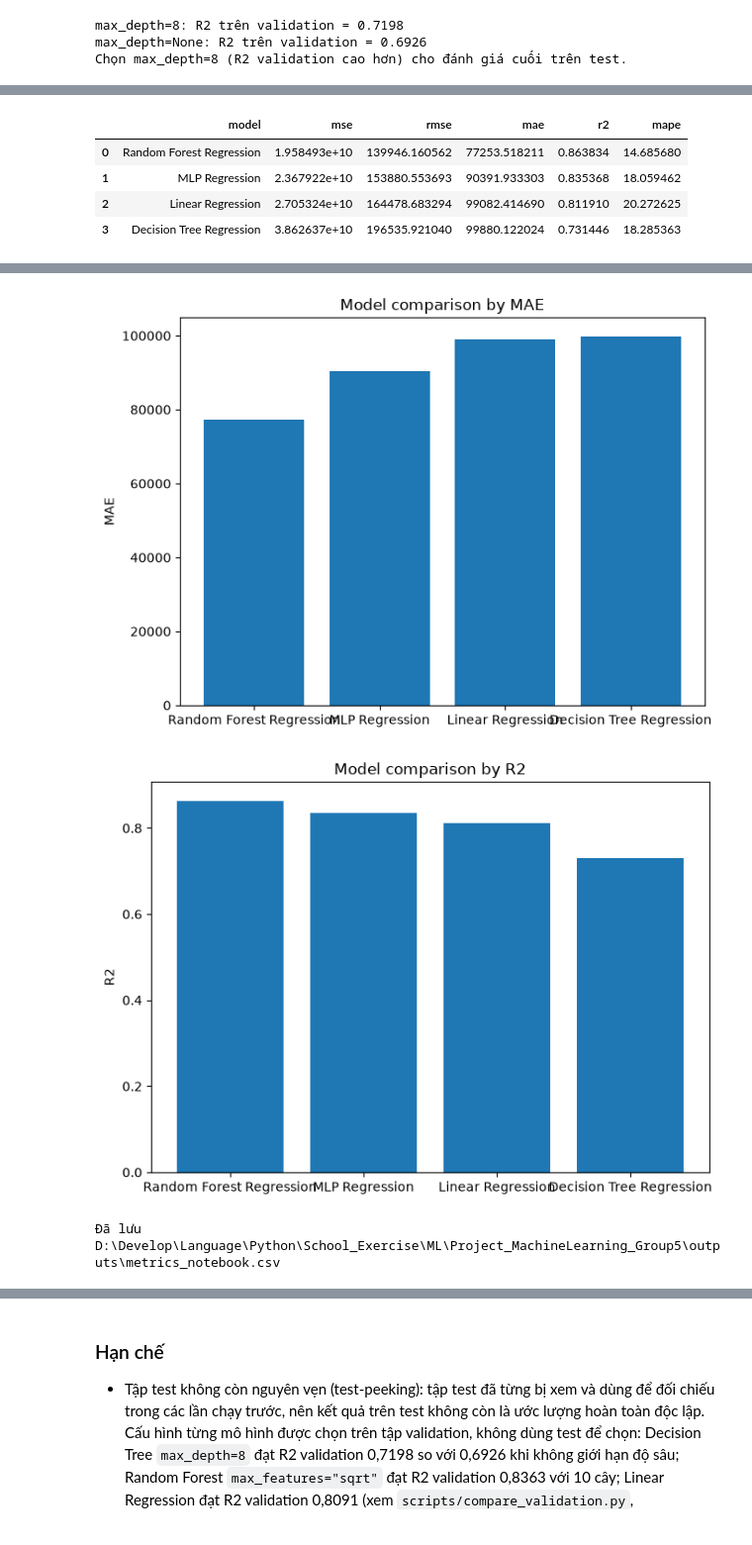
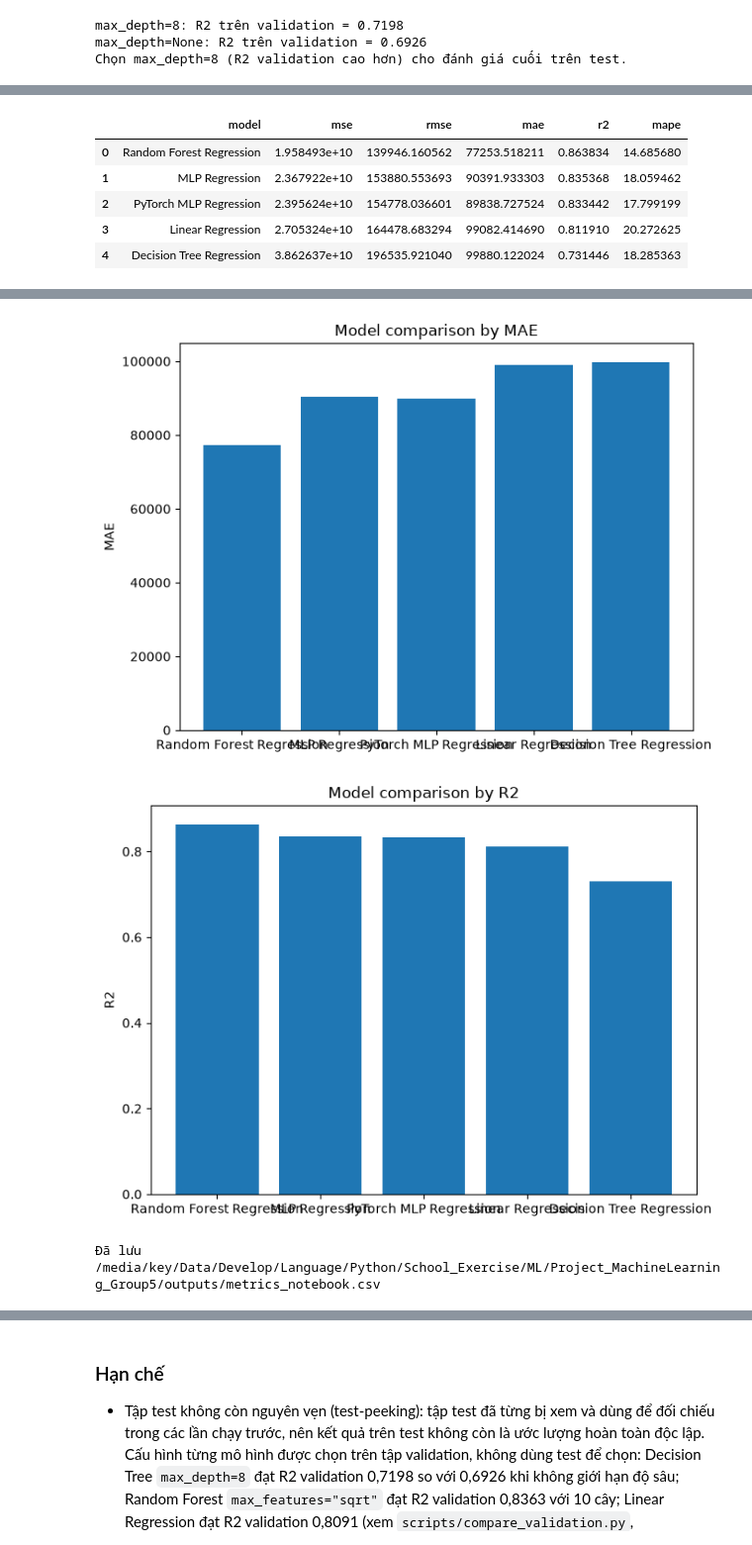
Before and after one commit to ThanhHuyMLE/Project_MachineLearning_Group5, a Jupyter notebook: notebooks/practice_04_mlp_regression.ipynb, the cells around one changed output, grey strips where cells are left out. Shown at 99% size. Drawn from its saved outputs; the diff is of its cells as text; code cells hidden in the pictures.

```diff
--- a/notebooks/practice_04_mlp_regression.ipynb
+++ b/notebooks/practice_04_mlp_regression.ipynb
@@ -525,6 +526,18 @@ mlp_model = MLPRegressorModel(
 )
 mlp_model.build_model(input_size=X_train_prep.shape[1])
 
+# Bản PyTorch: cùng kiến trúc và cấu hình, huấn luyện bằng torch.nn,
+# DataLoader, MSELoss và Adam (theo 6 bước trong slide của cô giáo).
+mlp_torch_model = MLPTorchRegressorModel(
+    hidden_layer_sizes=(32, 16),
+    learning_rate=0.001,
+    epochs=100,
+    batch_size=32,
+    random_state=42,
+    save_path=REPO_ROOT / "outputs" / "mlp_torch_parameters.pt",
+)
+mlp_torch_model.build_model(input_size=X_train_prep.shape[1])
+
 print("Kiến trúc hidden layers:", mlp_model.hidden_layer_sizes)
 print("Số lượng đặc trưng đầu vào:", mlp_model._input_size)
 # %% [output]
@@ -549,6 +562,13 @@ print(f"Đã huấn luyện xong {mlp_model.epochs} epochs.")
 print(f"Train MSE cuối cùng: {mlp_model.history_['loss'][-1]:,.2f}")
 print(f"Val MSE cuối cùng  : {mlp_model.history_['val_loss'][-1]:,.2f}")
 print(f"Đã lưu tham số tại : {mlp_model.save_path}")
+
+mlp_torch_model.fit(X_train_prep, y_train, X_val=X_val_prep, y_val=y_val)
+
+print(f"Đã huấn luyện xong {mlp_torch_model.epochs} epochs (PyTorch).")
+print(f"Train MSE cuối cùng: {mlp_torch_model.history_['loss'][-1]:,.2f}")
+print(f"Val MSE cuối cùng  : {mlp_torch_model.history_['val_loss'][-1]:,.2f}")
+print(f"Đã lưu tham số tại : {mlp_torch_model.save_path}")
 # %% [output]
 X_train_prep: (15129, 88), X_val_prep: (3243, 88)
 NaN ở X_train_prep: False
@@ -731,6 +783,7 @@ Cả 4 mô hình dùng cùng tập test. Bảng so sánh xem `model_comparison.c
 # %%
 all_models = {
     "MLP Regression": mlp_model,
+    "PyTorch MLP Regression": mlp_torch_model,
     "Linear Regression": linear_model,
     "Decision Tree Regression": dt_model,
     "Random Forest Regression": rf_model,
@@ -756,5 +809,6 @@ print(f"Đã lưu {REPO_ROOT / 'outputs' / 'metrics_notebook.csv'}")
 |  | model | mse | rmse | mae | r2 | mape |
 | 0 | Random Forest Regression | 1.958493e+10 | 139946.160562 | 77253.518211 | 0.863834 | 14.685680 |
 | 1 | MLP Regression | 2.367922e+10 | 153880.553693 | 90391.933303 | 0.835368 | 18.059462 |
-| 2 | Linear Regression | 2.705324e+10 | 164478.683294 | 99082.414690 | 0.811910 | 20.272625 |
-| 3 | Decision Tree Regression | 3.862637e+10 | 196535.921040 | 99880.122024 | 0.731446 | 18.285363 |
+| 2 | PyTorch MLP Regression | 2.395624e+10 | 154778.036601 | 89838.727524 | 0.833442 | 17.799199 |
+| 3 | Linear Regression | 2.705324e+10 | 164478.683294 | 99082.414690 | 0.811910 | 20.272625 |
+| 4 | Decision Tree Regression | 3.862637e+10 | 196535.921040 | 99880.122024 | 0.731446 | 18.285363 |
@@ -762,6 +816,6 @@ print(f"Đã lưu {REPO_ROOT / 'outputs' / 'metrics_notebook.csv'}")
-[figure, old version]
+[figure, new version]
-[figure, old version]
+[figure, new version]
-Đã lưu D:\Develop\Language\Python\School_Exercise\ML\Project_MachineLearning_Group5\outputs\metrics_notebook.csv
+Đã lưu /media/key/Data/Develop/Language/Python/School_Exercise/ML/Project_MachineLearning_Group5/outputs/metrics_notebook.csv
 # %% [markdown]
 ## 14. Phân tích kết quả
 
```
Also changed, not shown: parts of 14 cells of this notebook, 11 other files.
